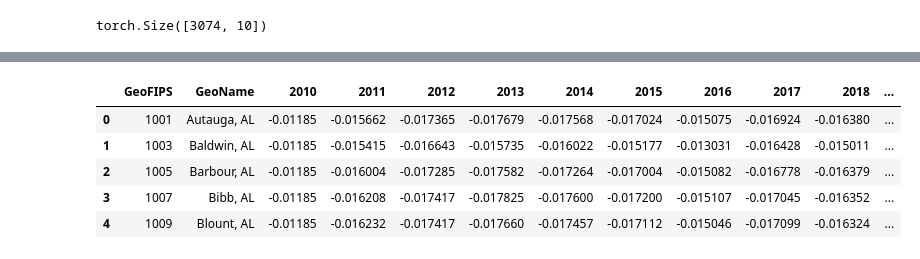
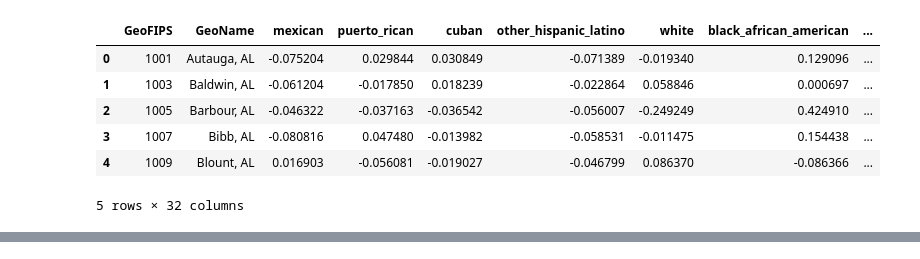
Before and after one commit to BasisResearch/cities, a Jupyter notebook: docs/experimental_notebooks/unsqueezing.ipynb, the cells around one changed output, grey strips where cells are left out. Saved outputs shown, nothing was run; the diff lists cells and outputs as text; code cells hidden in the pictures.

```diff
--- a/docs/experimental_notebooks/unsqueezing.ipynb
+++ b/docs/experimental_notebooks/unsqueezing.ipynb
@@ -285,9 +258,17 @@ if torch.cuda.is_available():
 else:
     device = torch.device("cpu")
 
+
+outcome_dataset='industry_transportation_warehousing_total'
+intervention_dataset='spending_transportation'
+forward_shift = 3
+
+
 dg = DataGrabber()
 
-forward_shift = 2
+dg.get_features_std_long([intervention_dataset, outcome_dataset])
+
+intervention_variable = dg.std_long[intervention_dataset].columns[-1]
 
 tensed_covariates_datasets = [
     var
@@ -301,44 +282,92 @@ fixed_covariates_datasets = [
     not in tensed_covariates_datasets + [outcome_dataset, intervention_dataset]
 ]
 
-dg.get_features_std_long(list_available_features())
-dg.get_features_std_wide(list_available_features())
+features_needed = [outcome_dataset, intervention_dataset] + fixed_covariates_datasets
+
+#dg.get_features_std_long(features_needed)
+dg.get_features_std_wide(features_needed)
 
 
 intervention = dg.std_wide[intervention_dataset]
 outcome = dg.std_wide[outcome_dataset]
 
 year_min =  max(
 intervention.columns[2:].astype(int).min(),
 outcome.columns[2:].astype(int).min(),
 )
 
 year_max = min(
     intervention.columns[2:].astype(int).max(),
     outcome.columns[2:].astype(int).max(),
 )
 
 assert all(intervention['GeoFIPS'] == outcome['GeoFIPS'])
 
 outcome_shifted = outcome.copy()
 for year in range(year_min, year_max - forward_shift+ 1):
     outcome_shifted[f'{year}'] = outcome_shifted[f'{year + forward_shift}']
 
 years_to_drop = [f"{year}" for year in range(year_max - forward_shift + 1, year_max + 1) ]
 
 outcome_shifted.drop(columns= years_to_drop, inplace=True)
 intervention.drop(columns= years_to_drop, inplace=True)
 
 assert outcome_shifted['GeoFIPS'].equals(intervention['GeoFIPS'])
 assert outcome_shifted['GeoFIPS'].nunique() == len(outcome_shifted['GeoFIPS'])
 
-y = torch.tensor(outcome_shifted.iloc[:, 2:].values, dtype=torch.float32, device=device)
+
+f_covariates = {
+    dataset: dg.std_wide[dataset] for dataset in fixed_covariates_datasets
+}
+f_covariates_joint = f_covariates[fixed_covariates_datasets[0]]
+for dataset in f_covariates.keys():
+    if dataset != fixed_covariates_datasets[0]:
+        if "GeoName" in f_covariates[dataset].columns:
+            f_covariates[dataset] = f_covariates[dataset].drop(columns=["GeoName"])
+        f_covariates_joint = f_covariates_joint.merge(
+            f_covariates[dataset], on=["GeoFIPS"]
+        )
+
+display(f_covariates_joint.head())
 
 
-print(y.viewview(10, 1, 1, 3074).shape)
+assert f_covariates_joint['GeoFIPS'].equals(intervention['GeoFIPS'])
 
-display(outcome.head())
-display(intervention.head())
-display(outcome_shifted.head())
+unit_index = pd.factorize(f_covariates_joint['GeoFIPS'].values)[0]
+state_index = pd.factorize(f_covariates_joint['GeoFIPS'].values // 1000)[0]
+
+
+
+# prepare tensors
+
+x = torch.tensor(f_covariates_joint.iloc[:, 2:].values, dtype=torch.float32, device=device)
+x = x.unsqueeze(1).unsqueeze(1).permute(2,3, 1, 0)
+print("xshape", x.shape)
+
+t = torch.tensor(intervention.iloc[:, 2:].values, dtype=torch.int, device=device)
+t = t.unsqueeze(1).unsqueeze(1).permute(3, 1, 2, 0)
+print("tshape", t.shape)
+
+y = torch.tensor(outcome_shifted.iloc[:, 2:].values, dtype=torch.float32, device=device)
+y = y.unsqueeze(1).unsqueeze(1).permute(3, 1, 2, 0)
+print("yshape", y.shape)
+
+state_index = torch.tensor(state_index, dtype=torch.int, device=device)
+unit_index = torch.tensor(unit_index, dtype=torch.int, device=device)
+
+
+
+
+
+
+print(N_t,N_cov, N_s, N_u)
+
+#model_args = (N_t, N_cov, N_s, N_u, state_index_sparse, unit_index_sparse, leeway=0.2)
 # %% [output]
+|  | GeoFIPS | GeoName | mexican | puerto_rican | cuban | other_hispanic_latino | white | black_african_american | ... |
+| 0 | 1001 | Autauga, AL | -0.075204 | 0.029844 | 0.030849 | -0.071389 | -0.019340 | 0.129096 | ... |
+| 1 | 1003 | Baldwin, AL | -0.061204 | -0.017850 | 0.018239 | -0.022864 | 0.058846 | 0.000697 | ... |
+| 2 | 1005 | Barbour, AL | -0.046322 | -0.037163 | -0.036542 | -0.056007 | -0.249249 | 0.424910 | ... |
+| 3 | 1007 | Bibb, AL | -0.080816 | 0.047480 | -0.013982 | -0.058531 | -0.011475 | 0.154438 | ... |
+| 4 | 1009 | Blount, AL | 0.016903 | -0.056081 | -0.019027 | -0.046799 | 0.086370 | -0.086366 | ... |
-torch.Size([3074, 10])
+5 rows × 32 columns
@@ -351,6 +373,0 @@ torch.Size([3074, 10])
-|  | GeoFIPS | GeoName | 2010 | 2011 | 2012 | 2013 | 2014 | 2015 | 2016 | 2017 | 2018 | ... |
-| 0 | 1001 | Autauga, AL | -0.01185 | -0.015662 | -0.017365 | -0.017679 | -0.017568 | -0.017024 | -0.015075 | -0.016924 | -0.016380 | ... |
-| 1 | 1003 | Baldwin, AL | -0.01185 | -0.015415 | -0.016643 | -0.015735 | -0.016022 | -0.015177 | -0.013031 | -0.016428 | -0.015011 | ... |
-| 2 | 1005 | Barbour, AL | -0.01185 | -0.016004 | -0.017285 | -0.017582 | -0.017264 | -0.017004 | -0.015082 | -0.016778 | -0.016379 | ... |
-| 3 | 1007 | Bibb, AL | -0.01185 | -0.016208 | -0.017417 | -0.017825 | -0.017600 | -0.017200 | -0.015107 | -0.017045 | -0.016352 | ... |
-| 4 | 1009 | Blount, AL | -0.01185 | -0.016232 | -0.017417 | -0.017660 | -0.017457 | -0.017112 | -0.015046 | -0.017099 | -0.016324 | ... |
```
Also changed, not shown: parts of 8 cells of this notebook.
